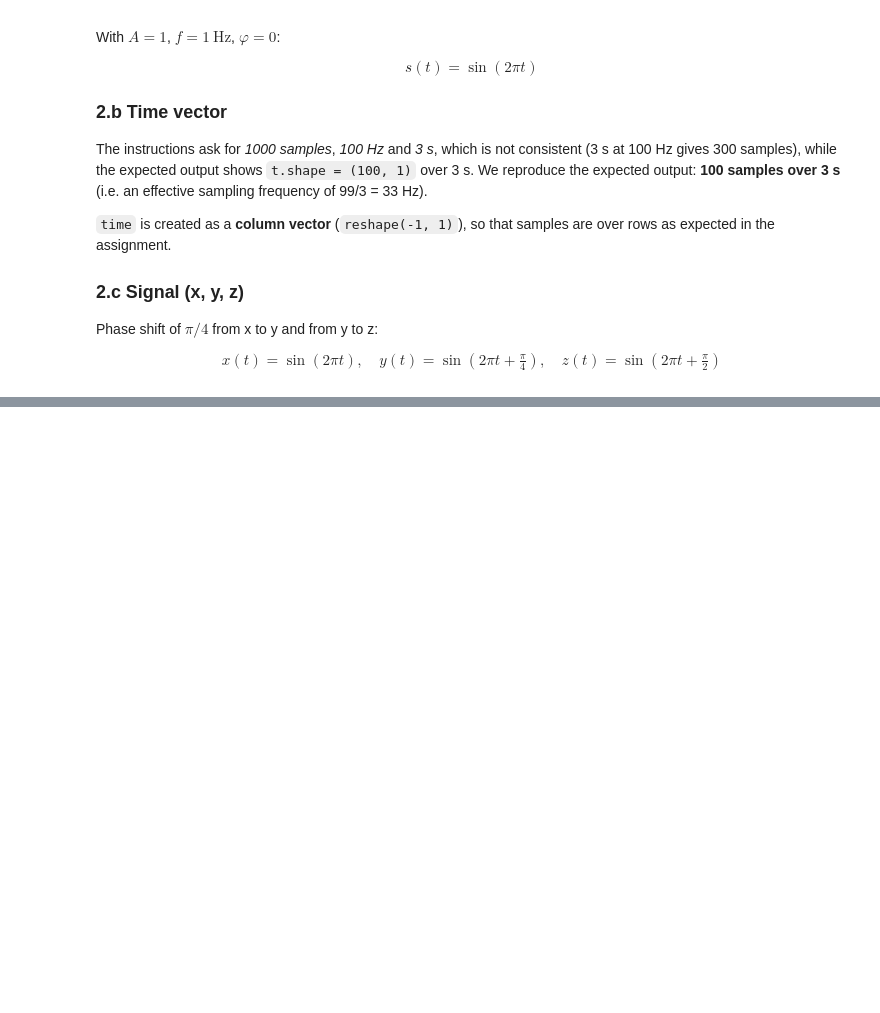
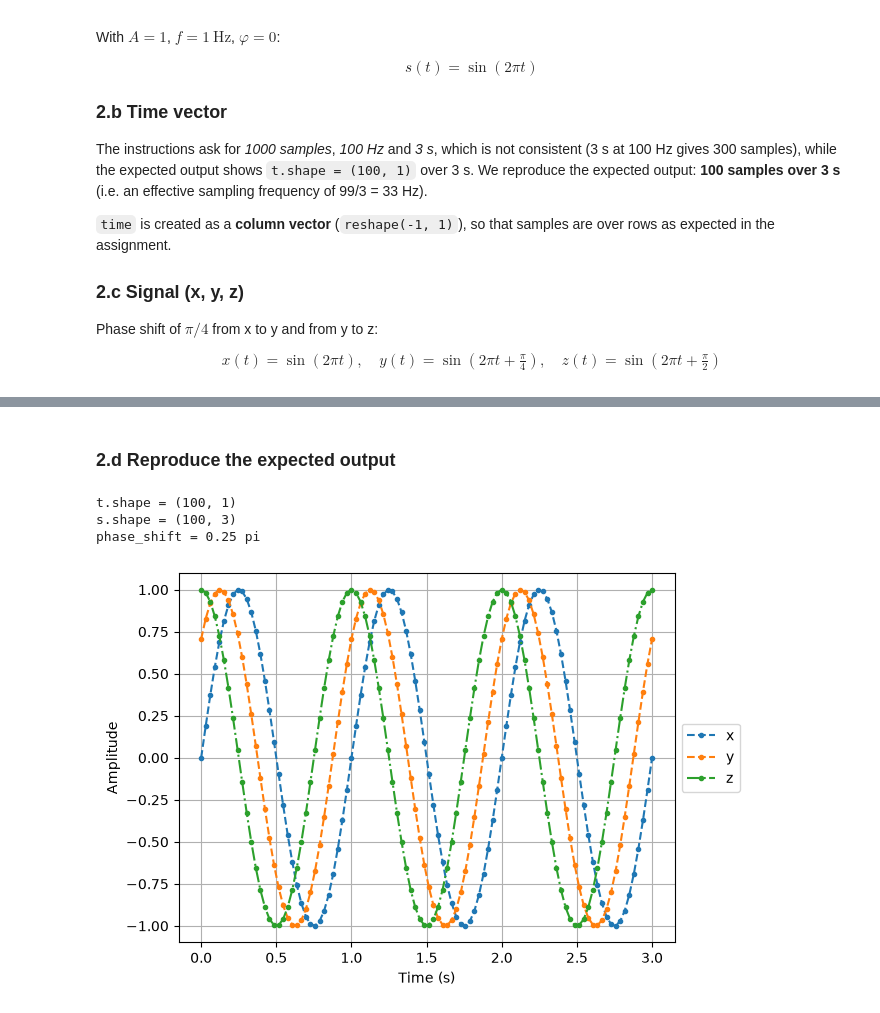
Before and after one commit to ValentinBAL-student/IEAP-pre-series-04-Python, a Jupyter notebook: IEAP-pre-series 04.ipynb, the cells around one changed output, grey strips where cells are left out. Drawn from its saved outputs; the diff is of its cells as text; code cells hidden in the pictures; blank space fills up the shorter version.

Commit message:
Add of the 2D plot of the known signal

```diff
--- a/IEAP-pre-series 04.ipynb
+++ b/IEAP-pre-series 04.ipynb
@@ -56,0 +60,21 @@ print(time.shape)    # (n_samples, 1)
+# %% [markdown]
+### 2.d Reproduce the expected output
+# %%
+print(f"t.shape = {time.shape}")
+print(f"s.shape = {signal.shape}")
+print(f"phase_shift = {phase_shift / np.pi:g} pi")
+
+# --- 2D plot
+plt.figure()
+for i, (label, ls) in enumerate(zip("xyz", ["--", "--", "-."])):
+    plt.plot(time, signal[:, i], marker=".", linestyle=ls, label=label)
+plt.xlabel("Time (s)")
+plt.ylabel("Amplitude")
+plt.grid(True)
+plt.legend(loc="center left", bbox_to_anchor=(1, 0.5))
+plt.show()
+# %% [output]
+t.shape = (100, 1)
+s.shape = (100, 3)
+phase_shift = 0.25 pi
+[figure, added]
```
Also changed, not shown: parts of 1 cell of this notebook.
